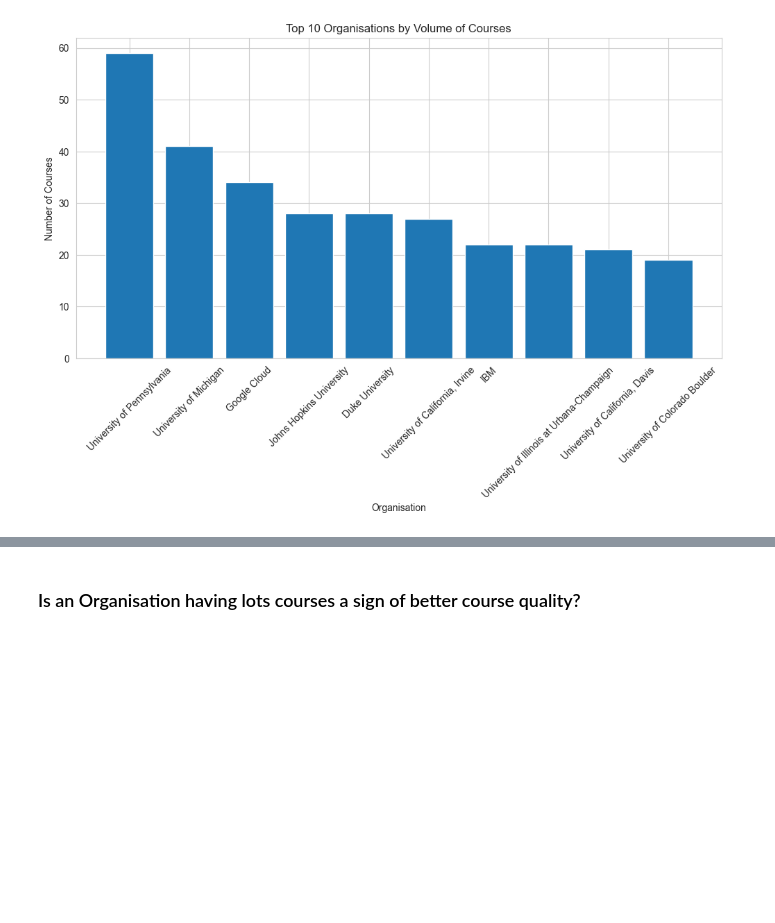
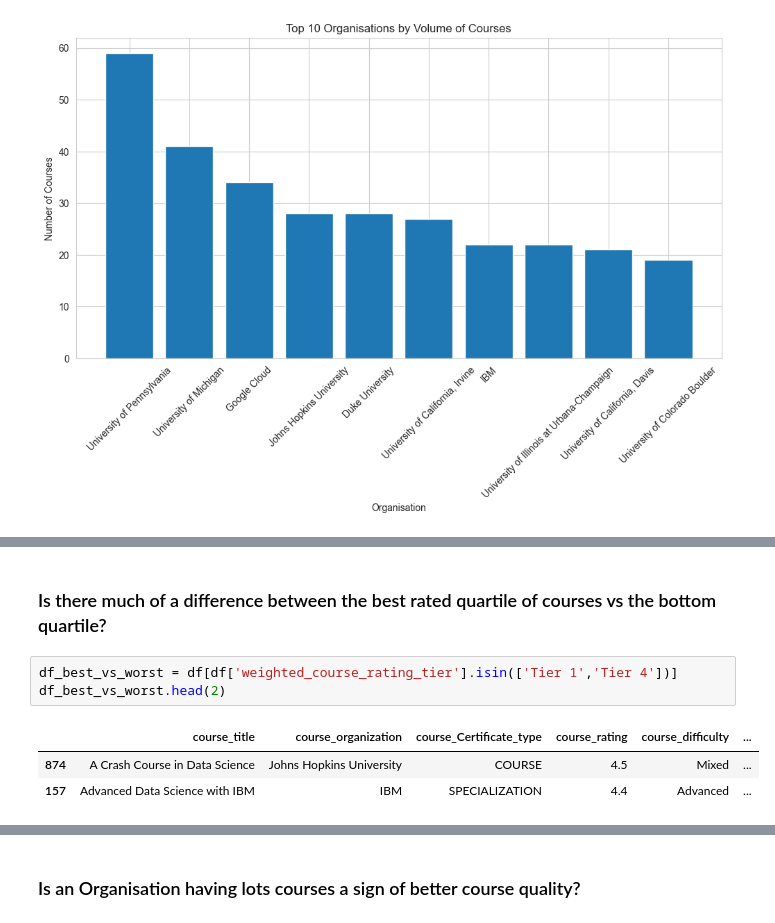
Before and after one commit to guywinfield/Data-Science-Projects, a Jupyter notebook: Analyses/Coursera Course Analysis/Coursera EDA.ipynb, the cells around one changed output, grey strips where cells are left out. Cells and saved outputs as stored; diff of their text form; blank space fills up the shorter version.

```diff
--- a/Analyses/Coursera Course Analysis/Coursera EDA.ipynb
+++ b/Analyses/Coursera Course Analysis/Coursera EDA.ipynb
@@ -570,0 +577,9 @@ plt.show()
+# %% [markdown]
+### Is there much of a difference between the best rated quartile of courses vs the bottom quartile?
+# %%
+df_best_vs_worst = df[df['weighted_course_rating_tier'].isin(['Tier 1','Tier 4'])]
+df_best_vs_worst.head(2)
+# %% [output]
+|  | course_title | course_organization | course_Certificate_type | course_rating | course_difficulty | ... |
+| 874 | A Crash Course in Data Science | Johns Hopkins University | COURSE | 4.5 | Mixed | ... |
+| 157 | Advanced Data Science with IBM | IBM | SPECIALIZATION | 4.4 | Advanced | ... |
```
Also changed, not shown: parts of 3 cells of this notebook, 1 other file.
